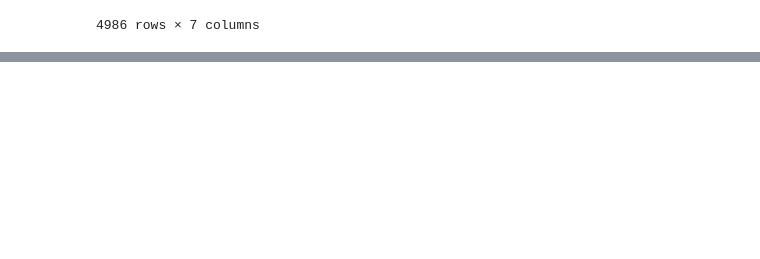
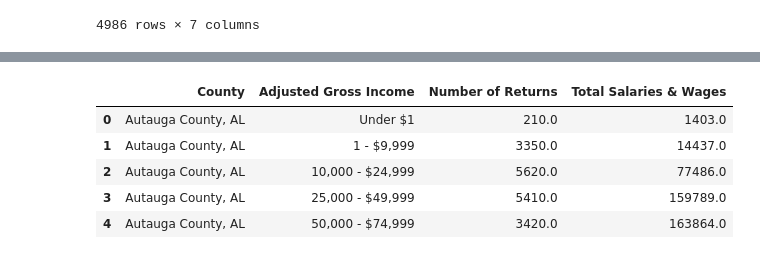
Before and after one commit to patrickmheembrock/ProjectRepo, a Jupyter notebook: Patricks Updates/Data Analysis Notebook - Pie Graphs.ipynb, the cells around one changed output, grey strips where cells are left out. Cells and saved outputs as stored; diff of their text form; code cells hidden in the pictures; blank space fills up the shorter version.

```diff
--- a/Patricks Updates/Data Analysis Notebook - Pie Graphs.ipynb
+++ b/Patricks Updates/Data Analysis Notebook - Pie Graphs.ipynb
@@ -152,0 +156,12 @@ plt.savefig("Pie_Mortality_by_Race.png")
+# %%
+#Importing Cleaned IRS Data
+irs_pd = pd.read_csv("Final_Clean_IRS_Data.csv")
+
+irs_pd.head()
+# %% [output]
+|  | County | Adjusted Gross Income | Number of Returns | Total Salaries & Wages |
+| 0 | Autauga County, AL | Under $1 | 210.0 | 1403.0 |
+| 1 | Autauga County, AL | 1 - $9,999 | 3350.0 | 14437.0 |
+| 2 | Autauga County, AL | 10,000 - $24,999 | 5620.0 | 77486.0 |
+| 3 | Autauga County, AL | 25,000 - $49,999 | 5410.0 | 159789.0 |
+| 4 | Autauga County, AL | 50,000 - $74,999 | 3420.0 | 163864.0 |
```
Also changed, not shown: parts of 7 cells of this notebook, 3 other files.
